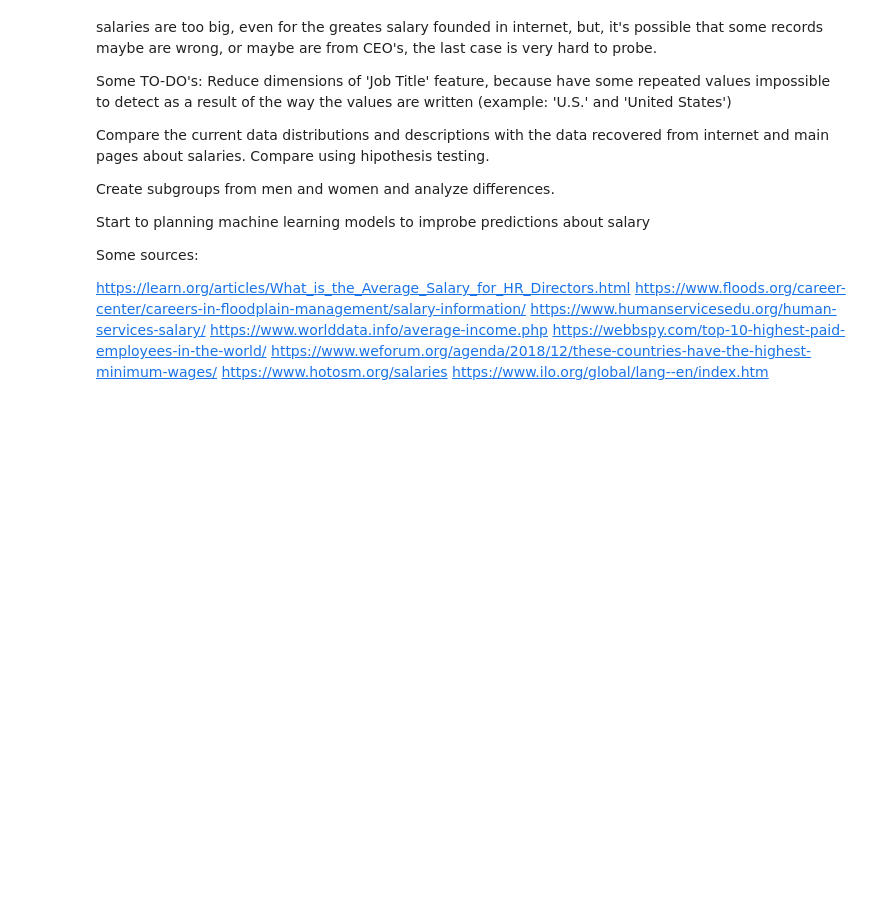
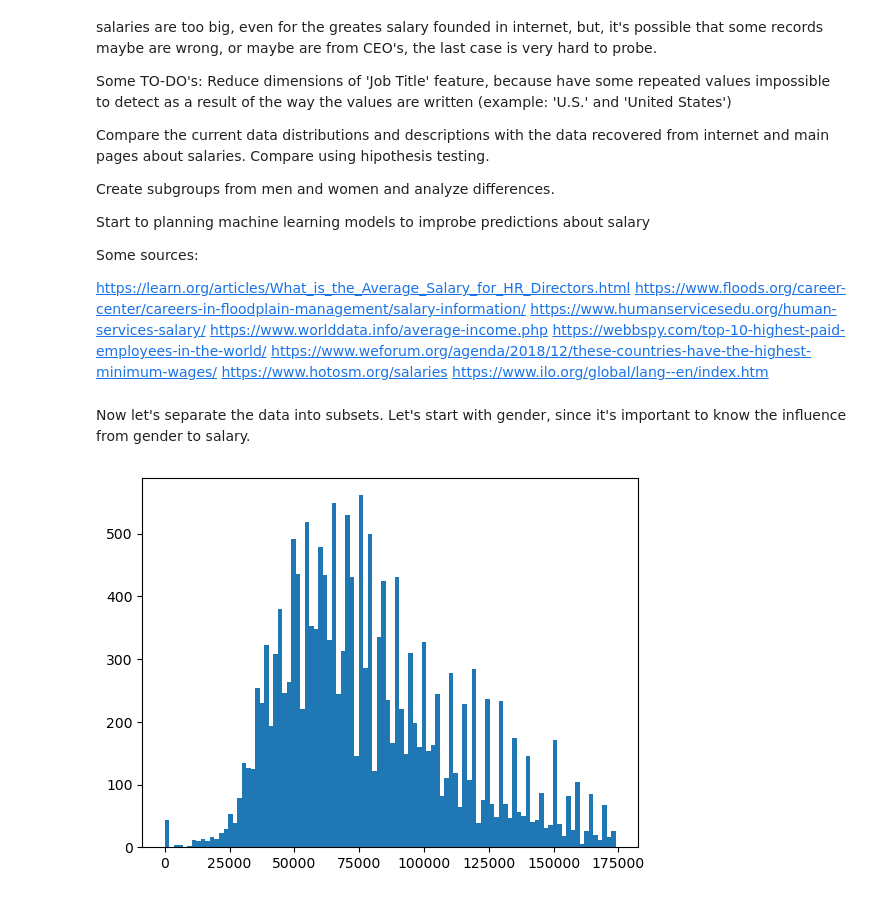
Before and after one commit to armandolezama/data-science-portfolio, a Jupyter notebook: Data_Science_Cycle/Ask_A_Manager_Salary_Survey_2021/Ask_A_Manager_Salary_Survey_2021.ipynb, the cells around one changed output. Cells and saved outputs as stored; diff of their text form; code cells hidden in the pictures; blank space fills up the shorter version.

```diff
--- a/Data_Science_Cycle/Ask_A_Manager_Salary_Survey_2021/Ask_A_Manager_Salary_Survey_2021.ipynb
+++ b/Data_Science_Cycle/Ask_A_Manager_Salary_Survey_2021/Ask_A_Manager_Salary_Survey_2021.ipynb
@@ -920,3 +920,33 @@ https://webbspy.com/top-10-highest-paid-employees-in-the-world/
 https://www.weforum.org/agenda/2018/12/these-countries-have-the-highest-minimum-wages/
 https://www.hotosm.org/salaries
 https://www.ilo.org/global/lang--en/index.htm
+# %% [markdown]
+Now let's separate the data into subsets. Let's start with gender, since it's important to know the influence from gender to salary.
+# %%
+set_variables = [
+  gender_cat_var,
+  age_cat_var,
+  education_cat_var,
+  overall_experience_cat_var,
+  field_experience_cat_var,
+  *continuous_variables,
+]
+
+woman_usd_salary_group = usd_salary_group[usd_salary_group[gender_cat_var] == 'Woman']
+woman_usd_salary_group = woman_usd_salary_group[set_variables]
+
+man_usd_salary_group = usd_salary_group[usd_salary_group[gender_cat_var] == 'Man']
+man_usd_salary_group = man_usd_salary_group[set_variables]
+
+non_binary_usd_salary_group = usd_salary_group[usd_salary_group[gender_cat_var] == 'Non-binary']
+non_binary_usd_salary_group = non_binary_usd_salary_group[set_variables]
+# %%
+annual_salary = woman_usd_salary_group[continuous_variables[0]]
+annual_salary_figure = plt.figure()
+annual_salary_plot = annual_salary_figure.add_subplot(111)
+counts, bins, patches = annual_salary_plot.hist(
+  x=annual_salary,
+  bins=100,
+)
+# %% [output]
+[figure, added]
```
Also changed, not shown: parts of 11 cells of this notebook.
